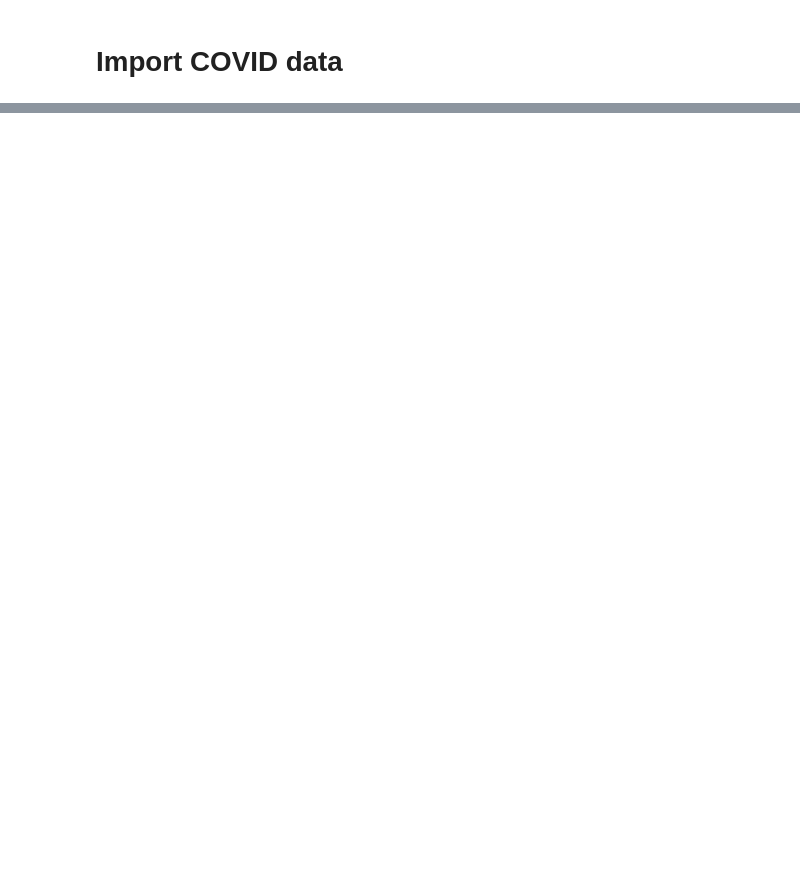
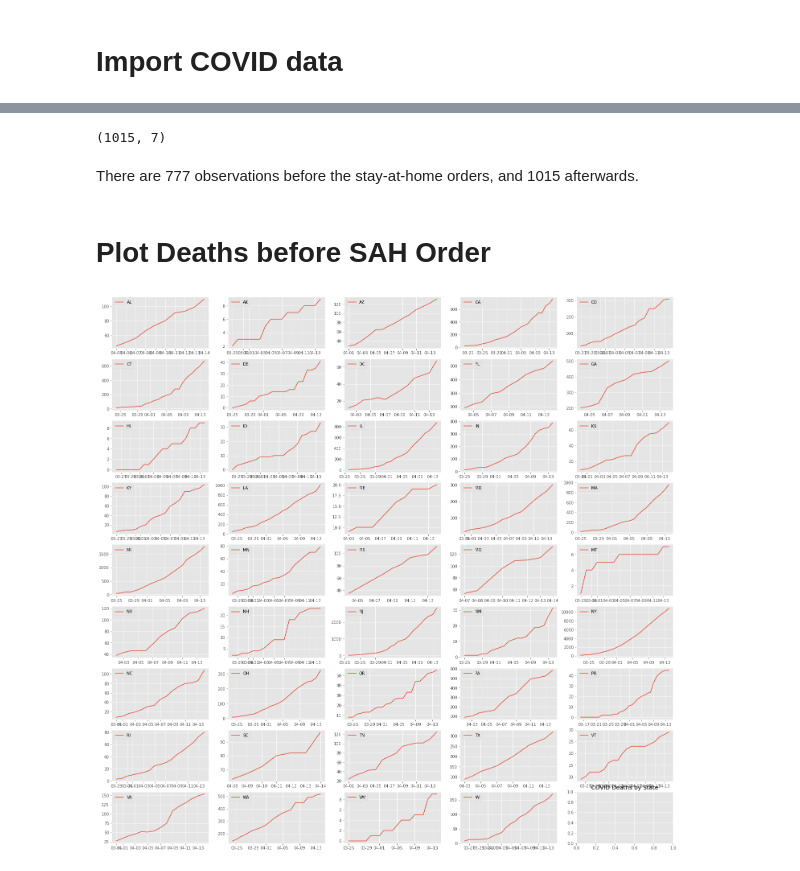
Before and after one commit to camzman/py4ds, a Jupyter notebook: PythonProject - Requests.ipynb, the cells around one changed output, grey strips where cells are left out. Drawn from its saved outputs; the diff is of its cells as text; code cells hidden in the pictures; blank space fills up the shorter version.

```diff
--- a/PythonProject - Requests.ipynb
+++ b/PythonProject - Requests.ipynb
@@ -115,0 +184,10 @@ states.head()
+# %%
+# Define function
+row1 = data.loc[0]
+def after_SAH(row):
+    if row['date'] > row['SAH_Order_Date']:
+        y = 1
+    else:
+        y = 0
+    return y
+after_SAH(row1)
@@ -115,0 +204,3 @@ states.head()
+# %%
+data['after_SAH_Order'] = data.apply(after_SAH, axis = 1)
+data.head()
@@ -115,0 +214,39 @@ states.head()
+# %%
+# Divide data into before and after the stay at home orders in each state
+before_SAH_data = data.loc[data['after_SAH_Order'] == 1]
+after_SAH_data = data.loc[data['after_SAH_Order'] == 0]
+after_SAH_data.shape
+# %% [output]
+(1015, 7)
+# %% [markdown]
+There are 777 observations before the stay-at-home orders, and 1015 afterwards.
+# %% [markdown]
+# Plot Deaths before SAH Order
+# %%
+# Plot parameters
+index = 0
+max_death = max(data['death'])
+states_used = []
+plt.style.use('ggplot')
+fig_rows = math.ceil((len(SAH_data) / 5))
+myFmt = mdates.DateFormatter('%m-%d')
+
+# Plots
+fig, ax = plt.subplots(fig_rows, 5, figsize = (25, 25))
+for i in range(fig_rows):
+    for j in range(5):
+        name = SAH_data['state'][index]
+        plot_data = before_SAH_data.loc[data['state'] == name]
+        ax[i, j].plot(plot_data['date'], plot_data['death'], label = name)
+        ax[i, j].xaxis.set_major_formatter(myFmt)
+        ax[i, j].legend()
+        states_used.append(name)
+        #ax[i, j].text(0.5, 0.5, name, fontsize=18, ha='center')
+        if index == (len(SAH_data)-1):
+            break
+        else:
+            index = index + 1
+plt.title('COVID Deaths by State')
+plt.show();
+# %% [output]
+[figure, added]
```
Also changed, not shown: parts of 22 cells of this notebook.
